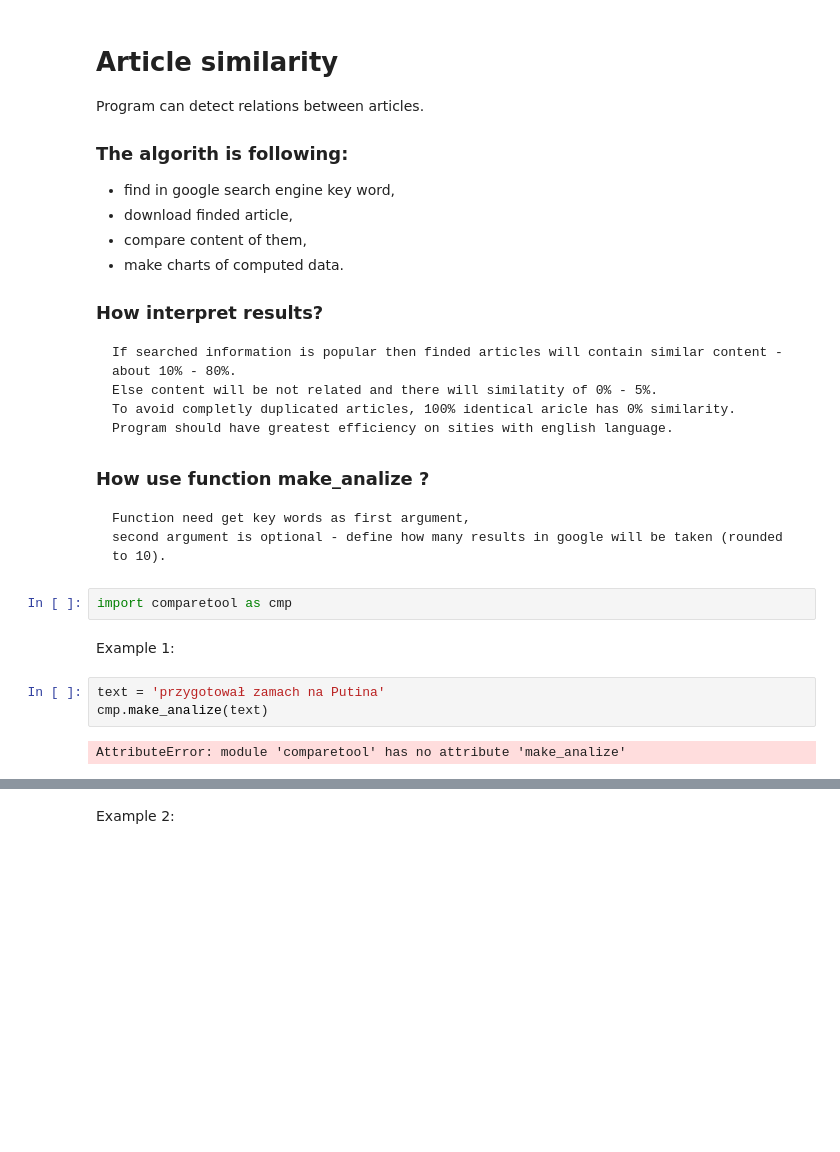
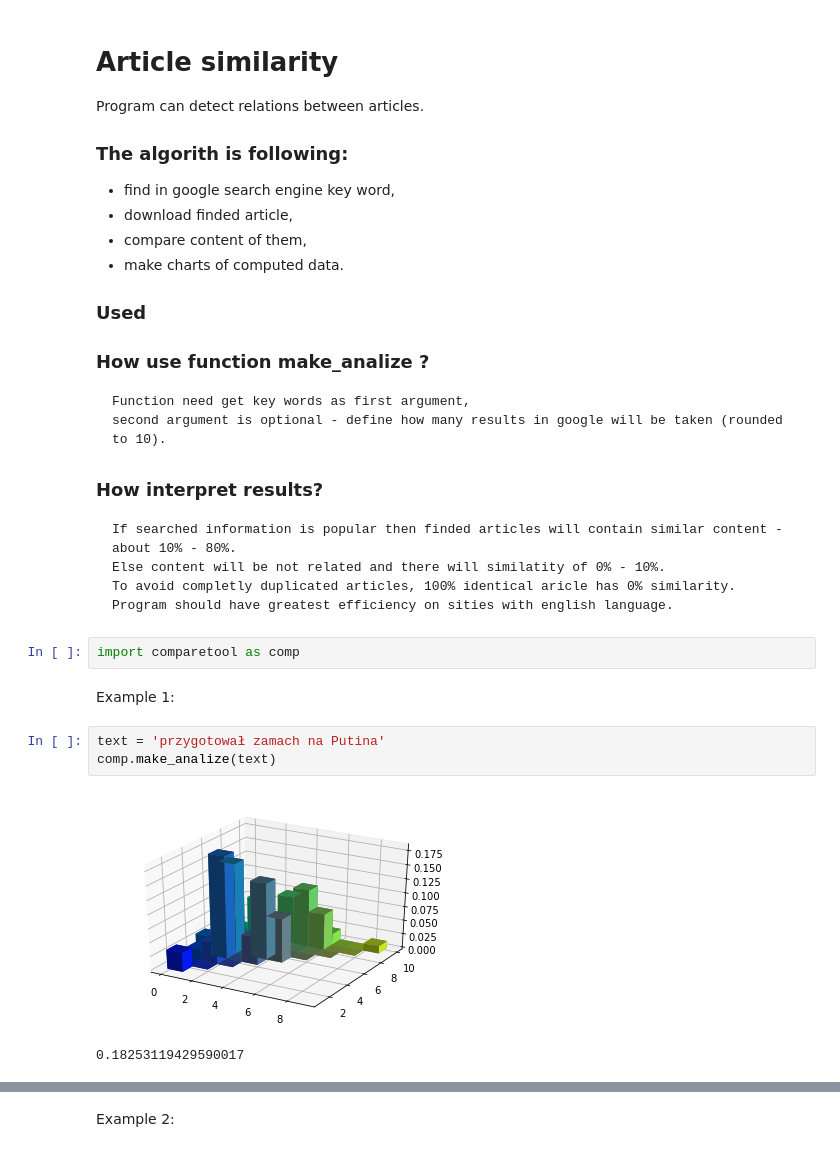
Before and after one commit to ostr00000/python-course-zad3-data-reliability, a Jupyter notebook: example.ipynb, the cells around one changed output, grey strips where cells are left out. Drawn from its saved outputs; the diff is of its cells as text; blank space fills up the shorter version.

```diff
--- a/example.ipynb
+++ b/example.ipynb
@@ -9,24 +9,27 @@ Program can detect relations between articles.
 - compare content of them,
 - make charts of computed data.
 
-### How interpret results?
-    If searched information is popular then finded articles will contain similar content - about 10% - 80%.
-    Else content will be not related and there will similatity of 0% - 5%.
-    To avoid completly duplicated articles, 100% identical aricle has 0% similarity.
-    Program should have greatest efficiency on sities with english language.
+### Used
 
 ### How use function make_analize ?
     Function need get key words as first argument,
     second argument is optional - define how many results in google will be taken (rounded to 10).
+
+### How interpret results?
+    If searched information is popular then finded articles will contain similar content - about 10% - 80%.
+    Else content will be not related and there will similatity of 0% - 10%.
+    To avoid completly duplicated articles, 100% identical aricle has 0% similarity.
+    Program should have greatest efficiency on sities with english language.
 # %%
-import comparetool as cmp
+import comparetool as comp
 # %% [markdown]
 Example 1:
 # %%
 text = 'przygotował zamach na Putina'
-cmp.make_analize(text)
+comp.make_analize(text)
 # %% [output]
+[figure, added]
-AttributeError: module 'comparetool' has no attribute 'make_analize'
+0.18253119429590017
 # %% [markdown]
 [Link to real news](https://wiadomosci.wp.pl/postrzelony-mezczyzna-ktory-mial-przygotowywac-zamach-na-putina-6129296734910593a) - program detect 0.182531 max similarity (date: 03.06.2017)
 
```
Also changed, not shown: parts of 2 cells of this notebook, 4 other files.
